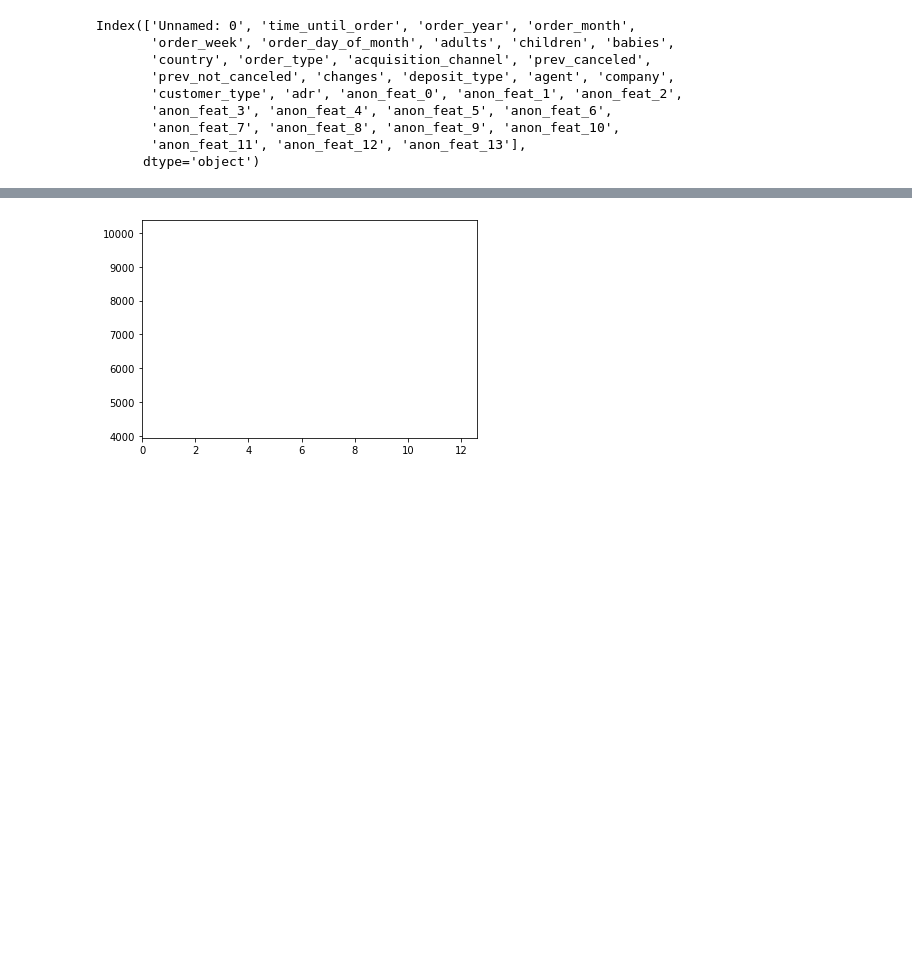
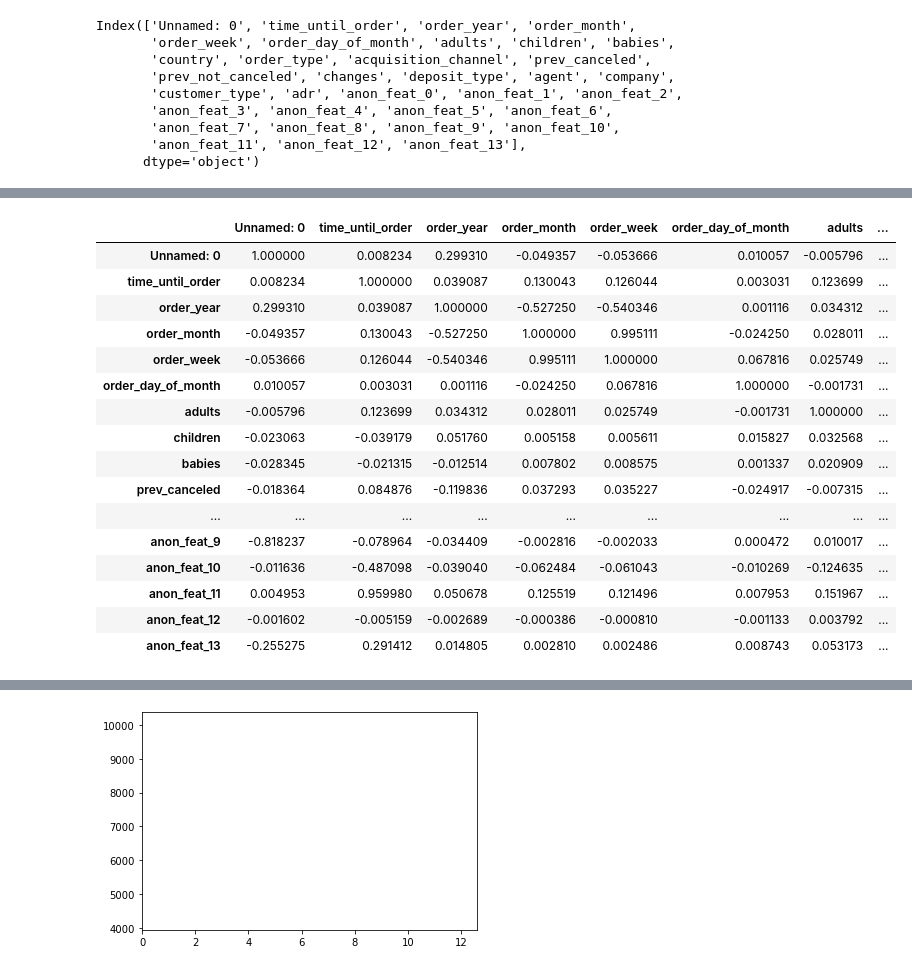
Before and after one commit to Guydada/Machine-Learning-Project---Guy-and-Tamar, a Jupyter notebook: Test.ipynb, the cells around one changed output, grey strips where cells are left out. Cells and saved outputs as stored; diff of their text form; code cells hidden in the pictures; blank space fills up the shorter version.

```diff
--- a/Test.ipynb
+++ b/Test.ipynb
@@ -95,0 +108,25 @@ Index(['Unnamed: 0', 'time_until_order', 'order_year', 'order_month',
+# %%
+df.corr().style.background_gradient(cmap= 'coolwarm')
+#strong postive correlation between
+# order week - order month
+# anon feature 11 - time until order
+# agent - anon feat 9
+#anon feature 5 - anon feature 4
+# %% [output]
+|  | Unnamed: 0 | time_until_order | order_year | order_month | order_week | order_day_of_month | adults | ... |
+| Unnamed: 0 | 1.000000 | 0.008234 | 0.299310 | -0.049357 | -0.053666 | 0.010057 | -0.005796 | ... |
+| time_until_order | 0.008234 | 1.000000 | 0.039087 | 0.130043 | 0.126044 | 0.003031 | 0.123699 | ... |
+| order_year | 0.299310 | 0.039087 | 1.000000 | -0.527250 | -0.540346 | 0.001116 | 0.034312 | ... |
+| order_month | -0.049357 | 0.130043 | -0.527250 | 1.000000 | 0.995111 | -0.024250 | 0.028011 | ... |
+| order_week | -0.053666 | 0.126044 | -0.540346 | 0.995111 | 1.000000 | 0.067816 | 0.025749 | ... |
+| order_day_of_month | 0.010057 | 0.003031 | 0.001116 | -0.024250 | 0.067816 | 1.000000 | -0.001731 | ... |
+| adults | -0.005796 | 0.123699 | 0.034312 | 0.028011 | 0.025749 | -0.001731 | 1.000000 | ... |
+| children | -0.023063 | -0.039179 | 0.051760 | 0.005158 | 0.005611 | 0.015827 | 0.032568 | ... |
+| babies | -0.028345 | -0.021315 | -0.012514 | 0.007802 | 0.008575 | 0.001337 | 0.020909 | ... |
+| prev_canceled | -0.018364 | 0.084876 | -0.119836 | 0.037293 | 0.035227 | -0.024917 | -0.007315 | ... |
+| ... | ... | ... | ... | ... | ... | ... | ... | ... |
+| anon_feat_9 | -0.818237 | -0.078964 | -0.034409 | -0.002816 | -0.002033 | 0.000472 | 0.010017 | ... |
+| anon_feat_10 | -0.011636 | -0.487098 | -0.039040 | -0.062484 | -0.061043 | -0.010269 | -0.124635 | ... |
+| anon_feat_11 | 0.004953 | 0.959980 | 0.050678 | 0.125519 | 0.121496 | 0.007953 | 0.151967 | ... |
+| anon_feat_12 | -0.001602 | -0.005159 | -0.002689 | -0.000386 | -0.000810 | -0.001133 | 0.003792 | ... |
+| anon_feat_13 | -0.255275 | 0.291412 | 0.014805 | 0.002810 | 0.002486 | 0.008743 | 0.053173 | ... |
```
Also changed, not shown: parts of 30 cells of this notebook.
